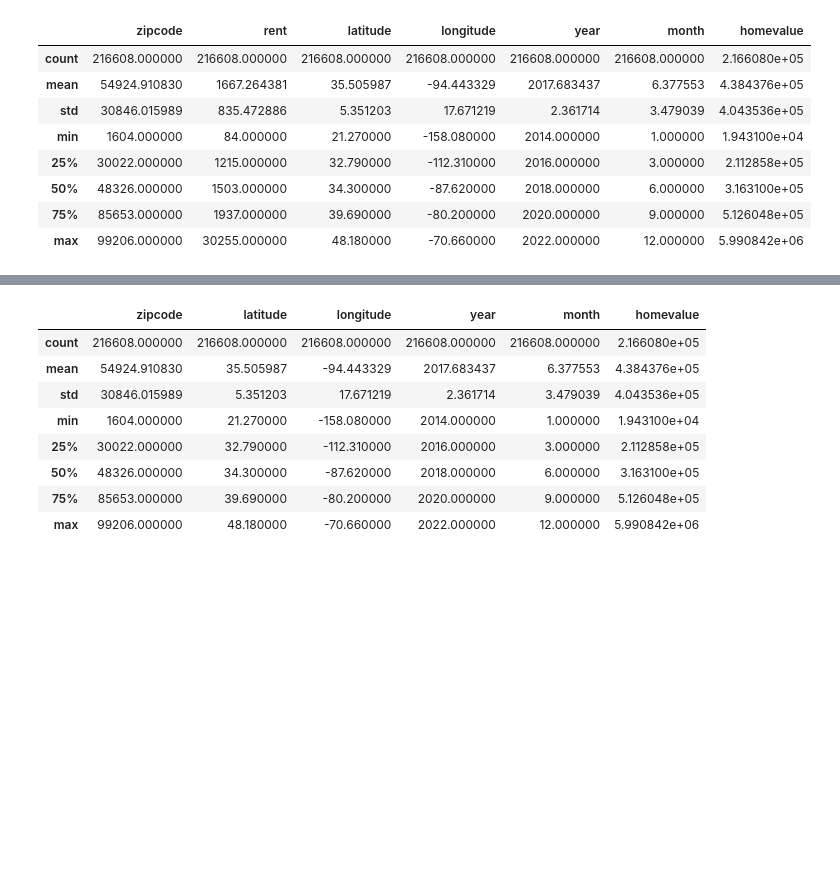
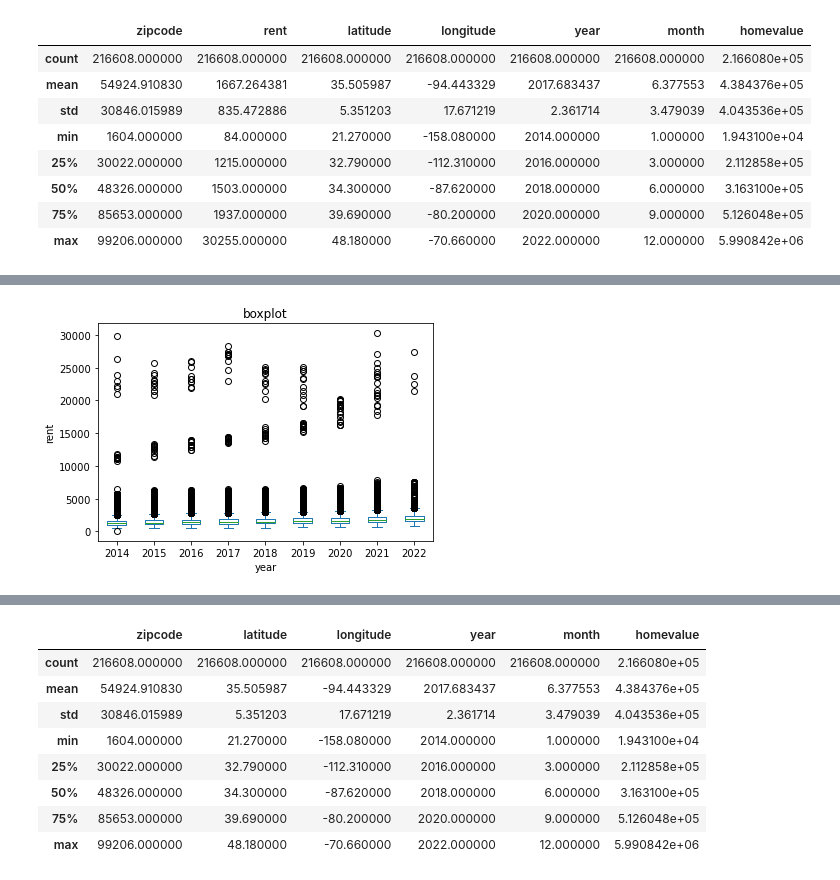
Before and after one commit to Leehudson514/House_analysis, a Jupyter notebook: Machine Learning.ipynb, the cells around one changed output, grey strips where cells are left out. Saved outputs shown, nothing was run; the diff lists cells and outputs as text; code cells hidden in the pictures; blank space fills up the shorter version.

```diff
--- a/Machine Learning.ipynb
+++ b/Machine Learning.ipynb
@@ -76,0 +68,5 @@ plt.show()
+# %%
+housevalue = house["rent"]
+box_df = house.pivot(columns='year',values='rent')
+box_dict =[ v.dropna() for k,v in box_df.iterrows() ]
+box_dict
@@ -76,0 +91,10 @@ plt.show()
+# %%
+import matplotlib.pyplot as plt
+
+ax = box_df[[2014,2015,2016,2017,2018,2019,2020,2021,2022]].plot(kind='box', title='boxplot')
+# plt.boxplot(box_df.year, box_df.rent)
+plt.xlabel('year')
+plt.ylabel('rent')
+plt.show()
+# %% [output]
+[figure, added]
```
Also changed, not shown: parts of 21 cells of this notebook, 2 other files.
